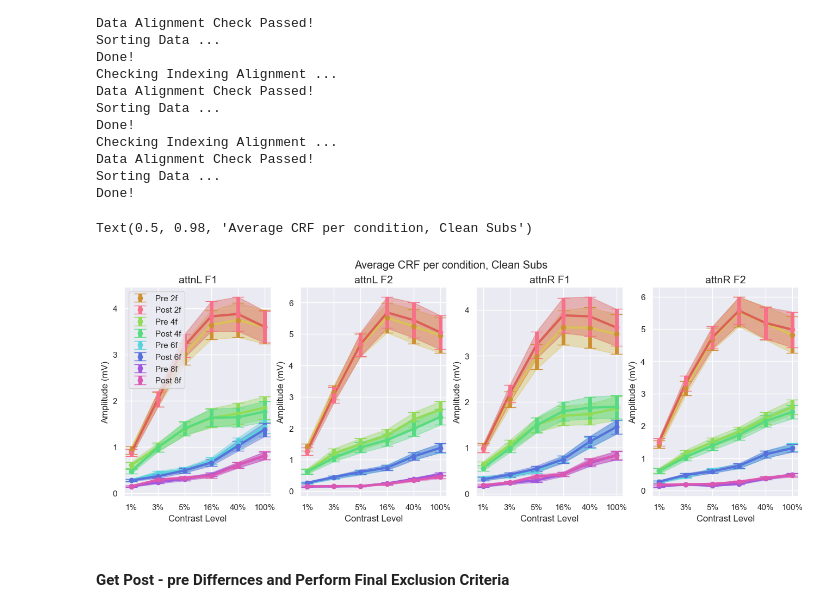
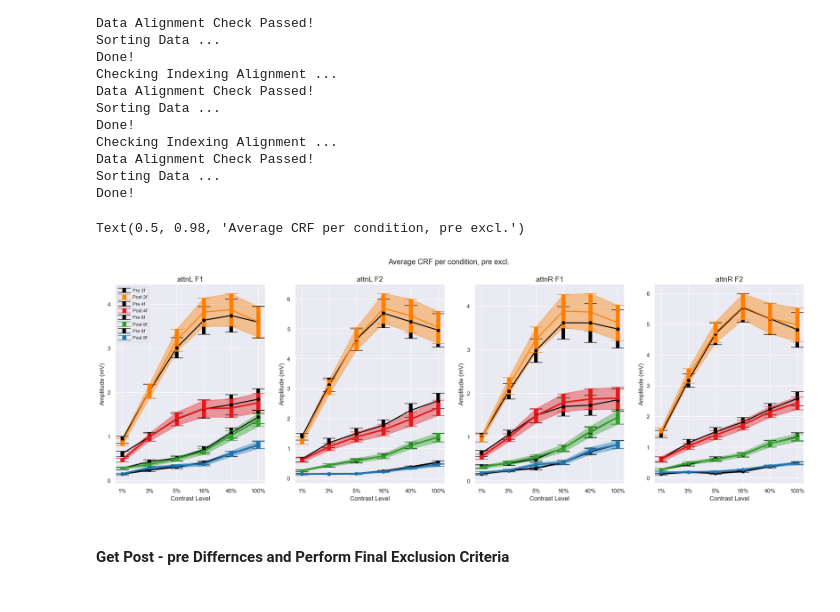
Before and after one commit to PatriciaNL/LTP_analysis, a Jupyter notebook: PythonScripts/ProcessingPipeline/S3_PerformExclusionCriterion.ipynb, the cells around one changed output. Saved outputs shown, nothing was run; the diff lists cells and outputs as text; code cells hidden in the pictures.

```diff
--- a/PythonScripts/ProcessingPipeline/S3_PerformExclusionCriterion.ipynb
+++ b/PythonScripts/ProcessingPipeline/S3_PerformExclusionCriterion.ipynb
@@ -371,65 +369,65 @@ Checking Indexing Alignment ...
 Data Alignment Check Passed!
 Sorting Data ...
 Done!
+# %%
+cp1 = sns.color_palette("Paired", 10)#sns.color_palette("Set2", 12)
 # %%
-fig,axs = plt.subplots(1,4,figsize = (16,5), sharey = False)
+fig,axs = plt.subplots(1,4,figsize = (24,7), sharey = False)
 
 for coIn in range(NumConds):
 
     aIn = CleanAvgCRF[coIn] # array 12 x 2
     eIn = avg_err_bars[coIn] # array 12 x 2
     bckgrnd = CleanIndivCRF[coIn]
     ConditionLabel = data_labels[coIn]
     # # 2f
-    f2c = 1
-    axs[coIn].plot(x_lev,aIn[0:6,0], color = cp2[f2c], linewidth = 3 )
-    axs[coIn].errorbar(x_lev,aIn[0:6,0],eIn[:6,0],fmt = 'o', label = 'Pre 2f', color = cp1[f2c], linewidth = 3,elinewidth=5,capsize = 8)
-    axs[coIn].fill_between(x_lev, aIn[0:6,0] - eIn[0:6,0], aIn[0:6,0] + eIn[0:6,0], color=cp2[f2c], alpha=0.4)
-    f2c_2 = 0
-    axs[coIn].plot(x_lev,aIn[0:6,1], color = cp2[f2c_2], linewidth = 3)
-    axs[coIn].errorbar(x_lev,aIn[0:6,1],eIn[:6,1],fmt = 'o', label = 'Post 2f', color = cp1[f2c_2], linewidth = 3,elinewidth=5,capsize = 8 )
-    axs[coIn].fill_between(x_lev, aIn[0:6,1] - eIn[0:6,1], aIn[0:6,1] + eIn[0:6,1], color=cp2[f2c_2], alpha=0.4)
-    # 4f
-    f4c = 2
-    axs[coIn].plot(x_lev,aIn[6:12,0], color = cp2[f4c], linewidth = 3)
-    axs[coIn].errorbar(x_lev,aIn[6:12,0],eIn[6:12,0],fmt = 'o', label = 'Pre 4f', color = cp2[f4c], linewidth = 3,elinewidth=5,capsize = 8)
-    axs[coIn].fill_between(x_lev, aIn[6:12,0] - eIn[6:12,0], aIn[6:12,0] + eIn[6:12,0], color=cp2[f4c], alpha=0.4)
-    f4c_2 = 3
-    axs[coIn].plot(x_lev,aIn[6:12,1], color = cp2[f4c_2], linewidth = 3 )
-    axs[coIn].errorbar(x_lev,aIn[6:12,1],eIn[6:12,1],fmt = 'o', label = 'Post 4f', color = cp2[f4c_2], linewidth = 3,elinewidth=5,capsize = 8)
-    axs[coIn].fill_between(x_lev, aIn[6:12,1] - eIn[6:12,1], aIn[6:12,1] + eIn[6:12,1], color=cp2[f4c_2], alpha=0.4)
+    axs[coIn].plot(x_lev,aIn[0:6,0], color =  'black', linewidth = 2)
+    axs[coIn].errorbar(x_lev,aIn[0:6,0],eIn[:6,0],fmt = 'o', label = 'Pre 2f', color =  'black', linewidth = 2,elinewidth=7,capsize = 12)
+    #axs[coIn].fill_between(x_lev, aIn[0:6,0] - eIn[0:6,0], aIn[0:6,0] + eIn[0:6,0], color= 'black', alpha=0.3)
+    f2c_2 = 7
+    axs[coIn].plot(x_lev,aIn[0:6,1], color = cp1[f2c_2], linewidth = 2)
+    axs[coIn].errorbar(x_lev,aIn[0:6,1],eIn[:6,1],fmt = 'o', label = 'Post 2f', color = cp1[f2c_2], linewidth = 3,elinewidth=8,capsize = 12)
+    axs[coIn].fill_between(x_lev, aIn[0:6,1] - eIn[0:6,1], aIn[0:6,1] + eIn[0:6,1], color=cp1[f2c_2], alpha=0.4)
+
+    #4f
+    axs[coIn].plot(x_lev,aIn[6:12,0], color =  'black', linewidth = 2)
+    axs[coIn].errorbar(x_lev,aIn[6:12,0],eIn[6:12,0],fmt = 'o', label = 'Pre 4f', color =  'black', linewidth = 2,elinewidth=7,capsize = 12)
+    #axs[coIn].fill_between(x_lev, aIn[6:12,0] - eIn[6:12,0], aIn[6:12,0] + eIn[6:12,0], color= 'black', alpha=0.3)
+    f4c_2 = 5
+    axs[coIn].plot(x_lev,aIn[6:12,1], color = cp1[f4c_2], linewidth = 3 )
+    axs[coIn].errorbar(x_lev,aIn[6:12,1],eIn[6:12,1],fmt = 'o', label = 'Post 4f', color = cp1[f4c_2], linewidth = 3,elinewidth=8,capsize = 12)
+    axs[coIn].fill_between(x_lev, aIn[6:12,1] - eIn[6:12,1], aIn[6:12,1] + eIn[6:12,1], color=cp1[f4c_2], alpha=0.4)
+
     # 6f
-    f6c = 4
-    axs[coIn].plot(x_lev,aIn[12:18,0], color = cp2[f6c], linewidth = 3 )
-    axs[coIn].errorbar(x_lev,aIn[12:18,0],eIn[12:18,0],fmt = 'o', label = 'Pre 6f', color = cp2[f6c], linewidth = 3,elinewidth=5,capsize = 8)
-    axs[coIn].fill_between(x_lev, aIn[12:18,0] - eIn[12:18,0], aIn[12:18,0] + eIn[12:18,0], color=cp2[f6c], alpha=0.4)
-    f6c_2 = 5
-    axs[coIn].plot(x_lev,aIn[12:18,1], color = cp2[f6c_2], linewidth = 3)
-    axs[coIn].errorbar(x_lev,aIn[12:18,1],eIn[12:18,1],fmt = 'o', label = 'Post 6f', color = cp2[f6c_2], linewidth = 3,elinewidth=5,capsize = 8 )
-    axs[coIn].fill_between(x_lev, aIn[12:18,1] - eIn[12:18,1], aIn[12:18,1] + eIn[12:18,1], color=cp2[f6c_2], alpha=0.4)
-    # # 8f
-    f8c = 6
-    axs[coIn].plot(x_lev,aIn[18:,0], color = cp2[f8c], linewidth = 3 )
-    axs[coIn].errorbar(x_lev,aIn[18:,0],eIn[18:,0],fmt = 'o', label = 'Pre 8f', color = cp2[f8c], linewidth = 3,elinewidth=5,capsize = 8)
-    axs[coIn].fill_between(x_lev, aIn[18:,0] - eIn[18:,0], aIn[18:,0] + eIn[18:,0], color=cp2[f8c], alpha=0.4)
-    f8c_2 = 7
-    axs[coIn].plot(x_lev,aIn[18:,1], color = cp2[f8c_2], linewidth = 3)
-    axs[coIn].errorbar(x_lev,aIn[18:,1],eIn[18:,1],fmt = 'o', label = 'Post 8f', color = cp2[f8c_2], linewidth = 3,elinewidth=5,capsize = 8 )
-    axs[coIn].fill_between(x_lev, aIn[18:,1] - eIn[18:,1], aIn[18:,1] + eIn[18:,1], color=cp2[f8c_2], alpha=0.4)
+    axs[coIn].plot(x_lev,aIn[12:18,0], color =  'black', linewidth = 2)
+    axs[coIn].errorbar(x_lev,aIn[12:18,0],eIn[12:18,0],fmt = 'o', label = 'Pre 6f', color =  'black', linewidth = 2,elinewidth=7,capsize = 12)
+    #axs[coIn].fill_between(x_lev, aIn[12:18,0] - eIn[12:18,0], aIn[12:18,0] + eIn[12:18,0], color= 'black', alpha=0.3)
+    f6c_2 = 3
+    axs[coIn].plot(x_lev,aIn[12:18,1], color = cp1[f6c_2], linewidth = 3)
+    axs[coIn].errorbar(x_lev,aIn[12:18,1],eIn[12:18,1],fmt = 'o', label = 'Post 6f', color = cp1[f6c_2], linewidth = 3,elinewidth=8,capsize = 12)
+    axs[coIn].fill_between(x_lev, aIn[12:18,1] - eIn[12:18,1], aIn[12:18,1] + eIn[12:18,1], color=cp1[f6c_2], alpha=0.4)
+    # 8f
+    axs[coIn].plot(x_lev,aIn[18:,0], color =  'black', linewidth = 3 )
+    axs[coIn].errorbar(x_lev,aIn[18:,0],eIn[18:,0],fmt = 'o', label = 'Pre 8f', color =  'black', linewidth = 2,elinewidth=7,capsize = 12)
+    #axs[coIn].fill_between(x_lev, aIn[18:,0] - eIn[18:,0], aIn[18:,0] + eIn[18:,0], color= 'black', alpha=0.4)
+    f8c_2 = 1
+    axs[coIn].plot(x_lev,aIn[18:,1], color = cp1[f8c_2], linewidth = 3)
+    axs[coIn].errorbar(x_lev,aIn[18:,1],eIn[18:,1],fmt = 'o', label = 'Post 8f', color = cp1[f8c_2], linewidth = 3,elinewidth=8,capsize = 12)
+    axs[coIn].fill_between(x_lev, aIn[18:,1] - eIn[18:,1], aIn[18:,1] + eIn[18:,1], color=cp1[f8c_2], alpha=0.4)
 
     axs[coIn].set_title(f'{ConditionLabel}', fontsize = 14)
 
     axs[coIn].set_xticks(ticks = np.arange(NumBins),labels = contrast_labs)
     axs[coIn].set_xlabel('Contrast Level')
     axs[coIn].set_ylabel('Amplitude (mV)')
 
     if coIn == 0:
-        axs[0].legend()
+        axs[0].legend(loc = 'upper left', fontsize = 9)
 
-plt.suptitle(f'Average CRF per condition, Clean Subs')
+plt.suptitle(f'Average CRF per condition, pre excl.')
 # %% [output]
-Text(0.5, 0.98, 'Average CRF per condition, Clean Subs')
+Text(0.5, 0.98, 'Average CRF per condition, pre excl.')
-[figure, old version]
+[figure, new version]
 # %% [markdown]
 #### Get Post - pre Differnces and Perform Final Exclusion Criteria
 # %%
```
Also changed, not shown: parts of 5 cells of this notebook, 3 other files.
